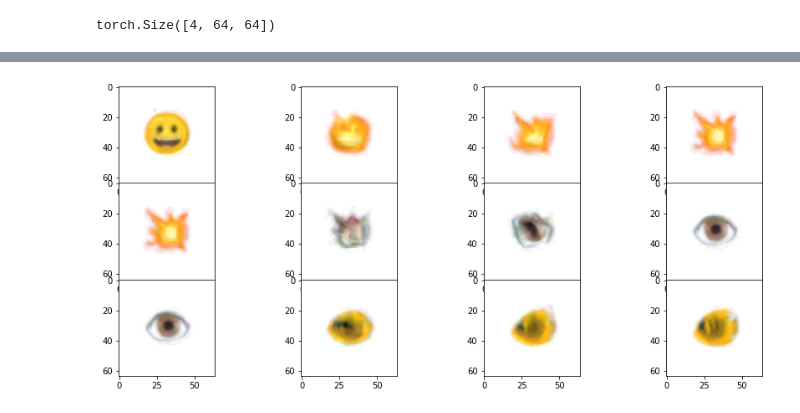
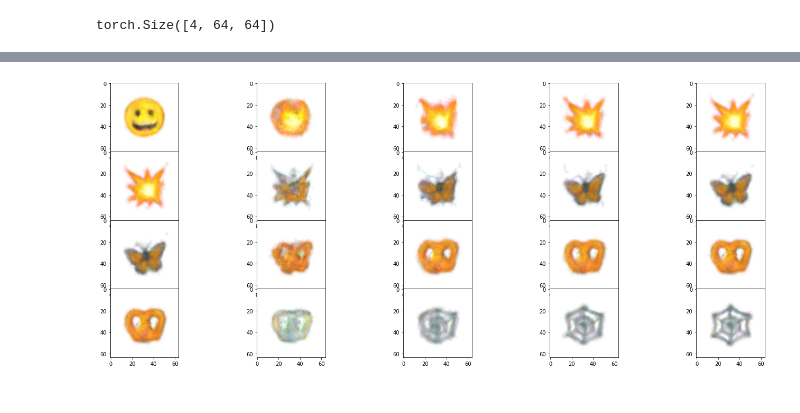
Before and after one commit to shyamsn97/controllable-ncas, a Jupyter notebook: examples/MorphingEmoji.ipynb, the cells around one changed output, grey strips where cells are left out. Cells and saved outputs as stored; diff of their text form; code cells hidden in the pictures.

Commit message:
added morphing model that's pretty good

```diff
--- a/examples/MorphingEmoji.ipynb
+++ b/examples/MorphingEmoji.ipynb
@@ -119,4 +117,4 @@ NUM_HIDDEN_CHANNELS = 16
 # %%
 encoder = DeepEncoder(dataset.num_goals(), NUM_HIDDEN_CHANNELS)
 
-nca =  ControllableNCA(num_goals=dataset.num_goals(), encoder=encoder, target_shape=dataset.target_size(), living_channel_dim=3, num_hidden_channels=NUM_HIDDEN_CHANNELS, cell_fire_rate=1.0)
+nca =  ControllableNCA(num_goals=dataset.num_goals(), use_image_encoder=True, target_shape=dataset.target_size(), living_channel_dim=3, num_hidden_channels=NUM_HIDDEN_CHANNELS, cell_fire_rate=0.5)
@@ -129,5 +123,5 @@ device = torch.device('cuda')
 nca = nca.to(device)
 dataset.to(device)
 # %%
-trainer = MorphingImageNCATrainer(nca, dataset, nca_steps=[48, 64], lr=1e-3, num_damaged=0, damage_radius=3, device=device, pool_size=256)
+trainer = MorphingImageNCATrainer(nca, dataset, nca_steps=[48, 96], lr=1e-3, num_damaged=0, damage_radius=3, device=device, pool_size=1024)
 # %% [output]
@@ -153,7 +147,7 @@ ControllableNCA(
   )
 )
 # %%
-nca.load("saved_models/morphing_new_100k_size_32.pt")
+# nca.load("saved_models/morphing_new_100k_size_32.pt")
 # %%
-trainer.train(batch_size=24, epochs=100000)
+trainer.train(batch_size=8, epochs=100000)
 # %% [output]
@@ -255,9 +264,9 @@ def get_rotating_images(cell_fire_rate = 1.0):
         plt.subplots_adjust(bottom=0.5, top=0.8, hspace=0)
         plt.show()
 # %%
-get_rotating_images()
+get_rotating_images(0.75)
 # %% [output]
-[figure, old version]
+[figure, new version]
 # %%
 from threading import Event, Thread
 
```
Also changed, not shown: parts of 12 cells of this notebook, 3 other files.
